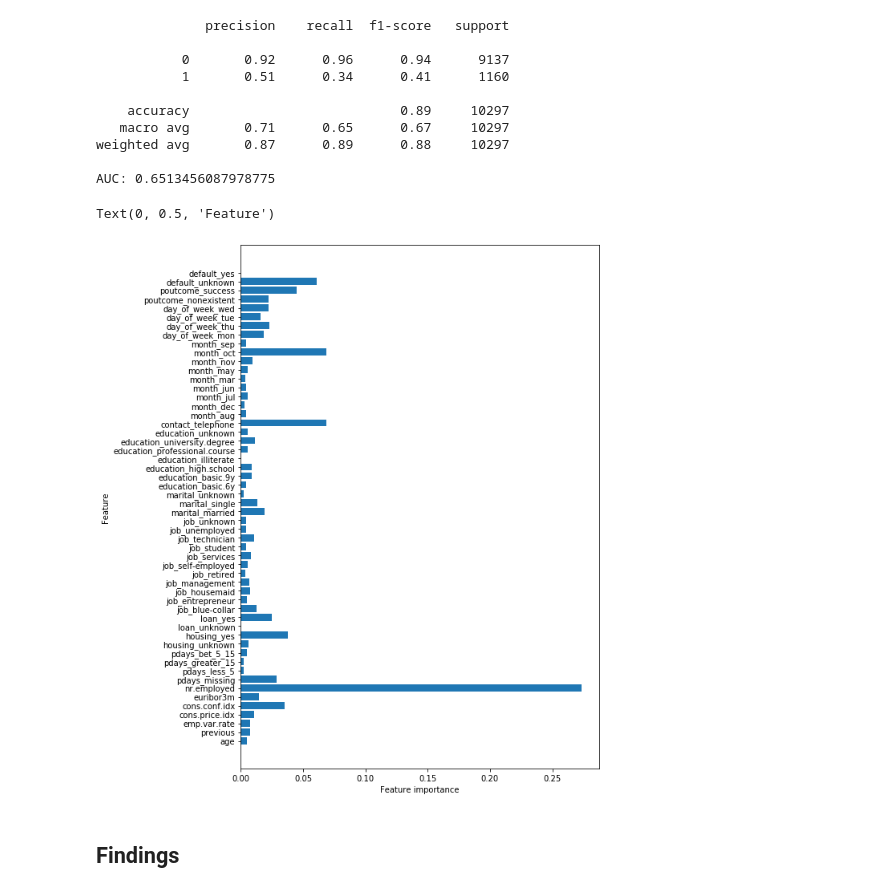
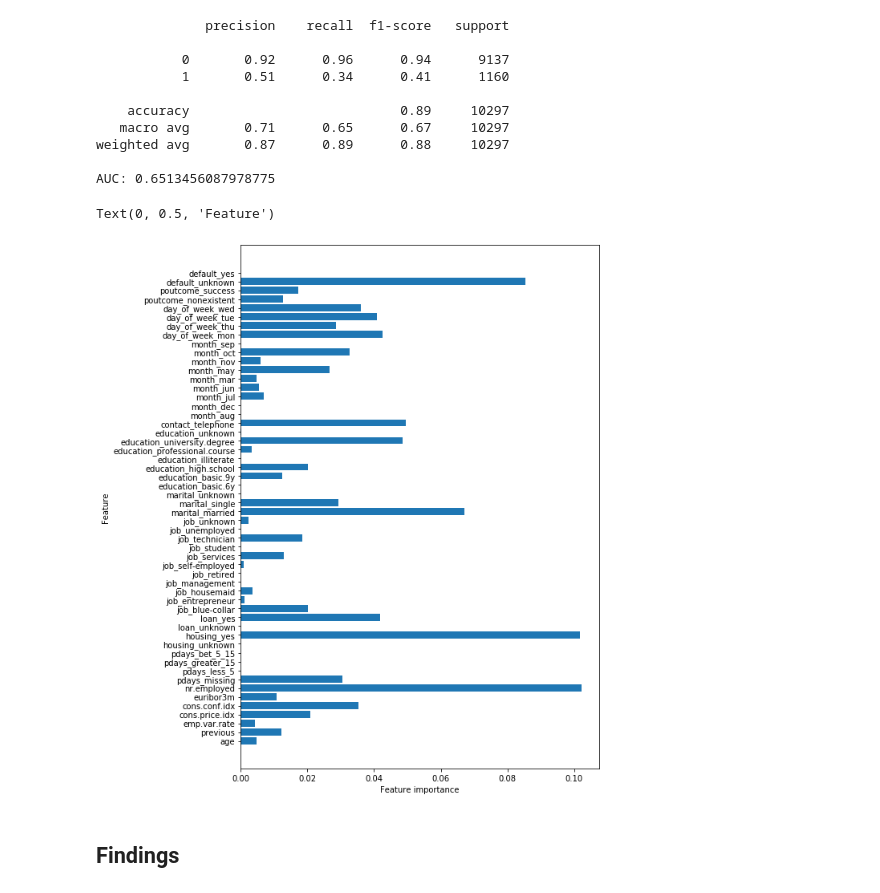
Before and after one commit to kumaran-R/Bank-Marketing-Analysis, a Jupyter notebook: Case Studies.ipynb, the cells around one changed output. Drawn from its saved outputs; the diff is of its cells as text; code cells hidden in the pictures.

```diff
--- a/Case Studies.ipynb
+++ b/Case Studies.ipynb
@@ -599,13 +599,13 @@ AUC: 0.6513456087978775
 # %%
 n_features = X_train.shape[1]
 plt.figure(figsize=(8,12))
-plt.barh(range(n_features), xgboost_tuned.feature_importances_, align='center')
+plt.barh(range(n_features), xgb.feature_importances_, align='center')
 plt.yticks(np.arange(n_features), X.columns.values)
 plt.xlabel("Feature importance")
 plt.ylabel("Feature")
 # %% [output]
 Text(0, 0.5, 'Feature')
-[figure, old version]
+[figure, new version]
 # %% [markdown]
 ## Findings
 # %% [markdown]
```
Also changed, not shown: parts of 2 cells of this notebook, 1 other file.
